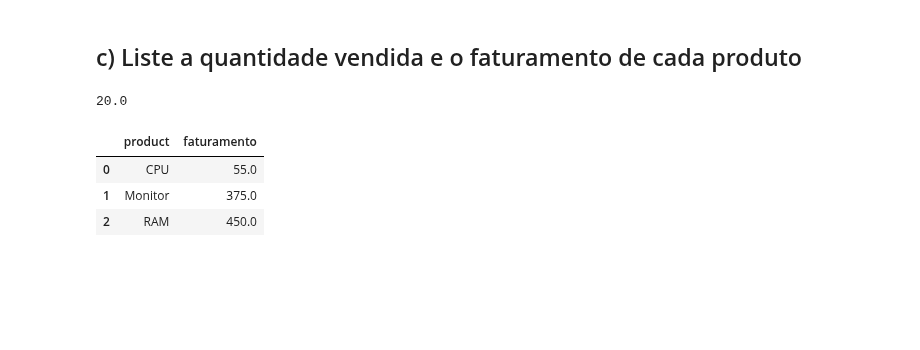
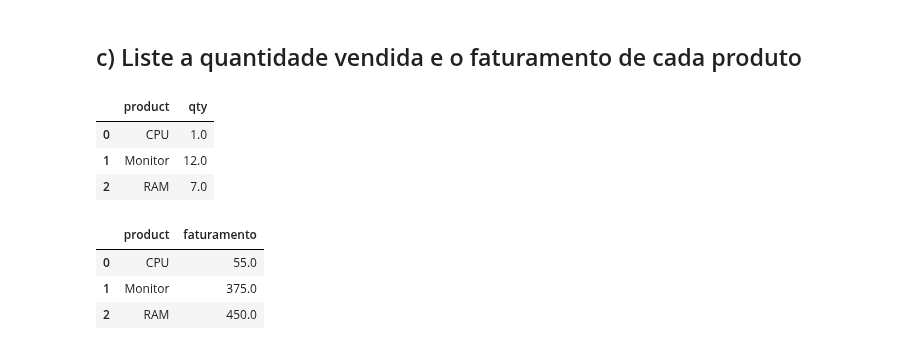
Before and after one commit to GabrielAsato/Curso_DS_Degree, a Jupyter notebook: Módulo 3 - Pandas/Aula_4_-_Manipulação_Groupby_Merge.ipynb, the cells around one changed output. Saved outputs shown, nothing was run; the diff lists cells and outputs as text; code cells hidden in the pictures; blank space fills up the shorter version.

```diff
--- a/Módulo 3 - Pandas/Aula_4_-_Manipulação_Groupby_Merge.ipynb
+++ b/Módulo 3 - Pandas/Aula_4_-_Manipulação_Groupby_Merge.ipynb
@@ -637,11 +636,13 @@ array(['King', 'Ronn', 'Jem', 'Tom'], dtype=object)
 # %% [markdown]
 ## c) Liste a quantidade vendida e o faturamento de cada produto
 # %%
-full[full["sale_id"].notnull()]["qty"].sum()
-
+full[full["sale_id"].notnull()].groupby("product", as_index = False)[["qty"]].sum()
 # Quantidade vendida: 20 items
 # %% [output]
-20.0
+|  | product | qty |
+| 0 | CPU | 1.0 |
+| 1 | Monitor | 12.0 |
+| 2 | RAM | 7.0 |
 # %%
 # Detalhe: como agrupei por produto, o preço é igual a sua média
 full_faturamento = full[full["sale_id"].notnull()].groupby(["product", "qty"], as_index = False)[["price"]].mean()
```
Also changed, not shown: parts of 2 cells of this notebook.
